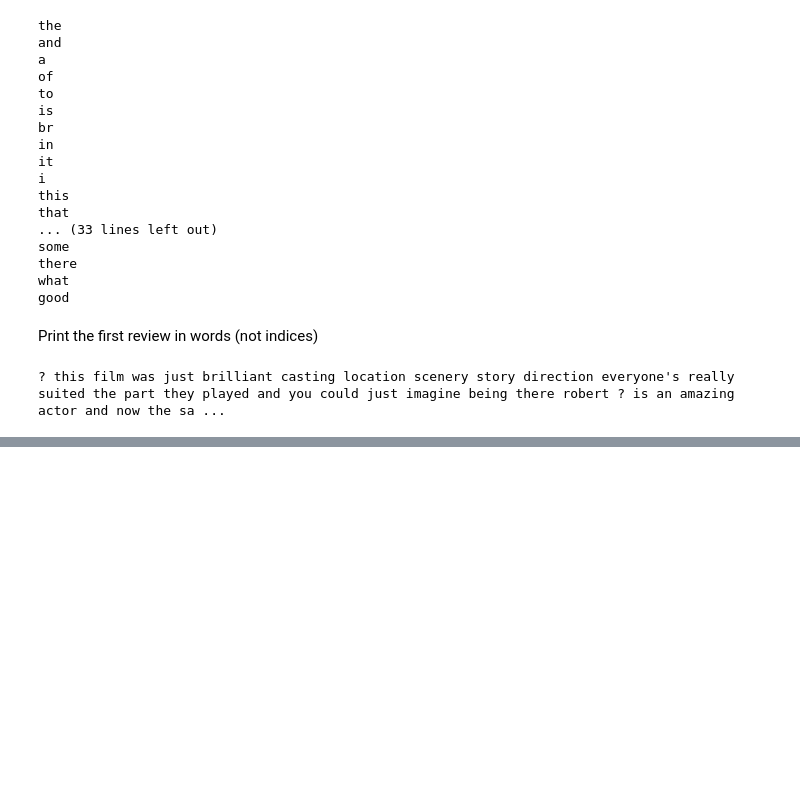
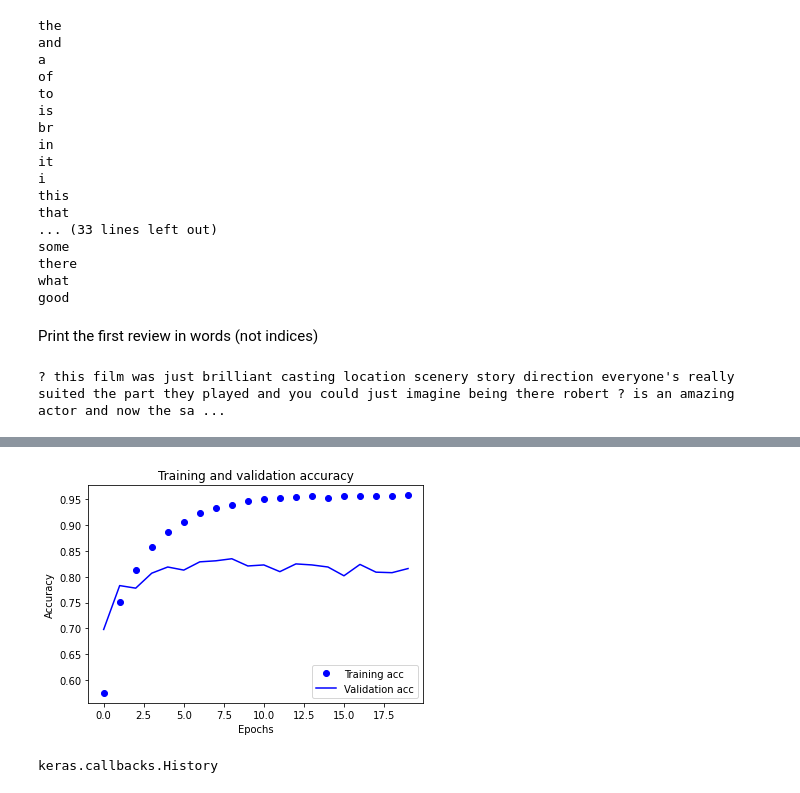
Before and after one commit to oorejola/CMPS-6660-DeepLearning, a Jupyter notebook: Lecture4.ipynb, the cells around one changed output, grey strips where cells are left out. Drawn from its saved outputs; the diff is of its cells as text; code cells hidden in the pictures; blank space fills up the shorter version.

```diff
--- a/Lecture4.ipynb
+++ b/Lecture4.ipynb
@@ -105,0 +273,4 @@ print(decoded_review)
+# %%
+from tensorflow.keras.utils import to_categorical
+y_train = to_categorical(train_labels)
+y_test = to_categorical(test_labels)
@@ -105,0 +279,8 @@ print(decoded_review)
+# %%
+model = keras.Sequential([ layers.Dense(64, activation="relu"),
+                          layers.Dense(64, activation="relu"),
+                          layers.Dense(46, activation="softmax")
+                         ])
+
+model.compile(optimizer="rmsprop",
+loss="categorical_crossentropy", metrics=["accuracy"])
@@ -105,0 +289,8 @@ print(decoded_review)
+# %%
+x_val = x_train[:1000]
+partial_x_train = x_train[1000:]
+
+y_val = y_train[:1000]
+partial_y_train = y_train[1000:]
+# %%
+history = model.fit(partial_x_train, partial_y_train,epochs=20, batch_size=512, validation_data=(x_val, y_val))
@@ -105,0 +320,19 @@ print(decoded_review)
+# %%
+import matplotlib.pyplot as plt
+history_dict = history.history
+acc = history_dict["accuracy"]
+val_acc = history_dict["val_accuracy"]
+
+plt.plot(range(20), acc, "bo", label="Training acc")
+plt.plot(range(20), val_acc, "b", label="Validation acc")
+plt.title("Training and validation accuracy")
+plt.xlabel("Epochs")
+plt.ylabel("Accuracy")
+plt.legend()
+plt.show()
+# %% [output]
+[figure, added]
+# %%
+type(history)
+# %% [output]
+keras.callbacks.History
```
Also changed, not shown: parts of 38 cells of this notebook, 4 other files.
